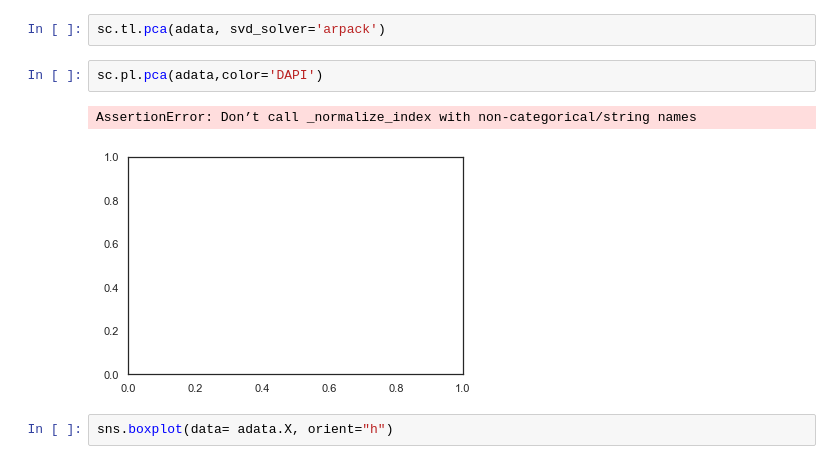
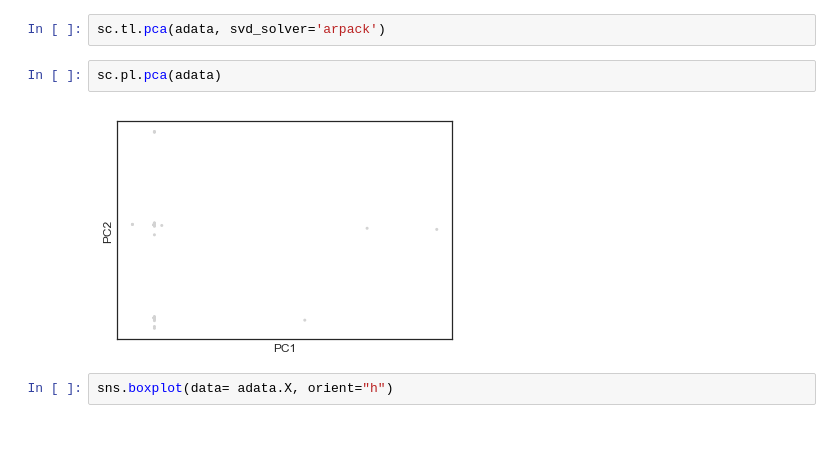
Before and after one commit to ajitjohnson/Jupyter-Notebooks, a Jupyter notebook: TMA_playbook.ipynb, the cells around one changed output. Cells and saved outputs as stored; diff of their text form; blank space fills up the shorter version.

```diff
--- a/TMA_playbook.ipynb
+++ b/TMA_playbook.ipynb
@@ -79,10 +79,9 @@ Up to anndata 0.6.12, `.copy()` cast a non-'float32' `.X` to 'float32'. Now, the
 # %%
 sc.tl.pca(adata, svd_solver='arpack')
 # %%
-sc.pl.pca(adata,color='DAPI')
+sc.pl.pca(adata)
 # %% [output]
-AssertionError: Don’t call _normalize_index with non-categorical/string names
-[figure, old version]
+[figure, new version]
 # %%
 sns.boxplot(data= adata.X, orient="h")
 # %% [output]
```
Also changed, not shown: parts of 4 cells of this notebook, 1 other file.
